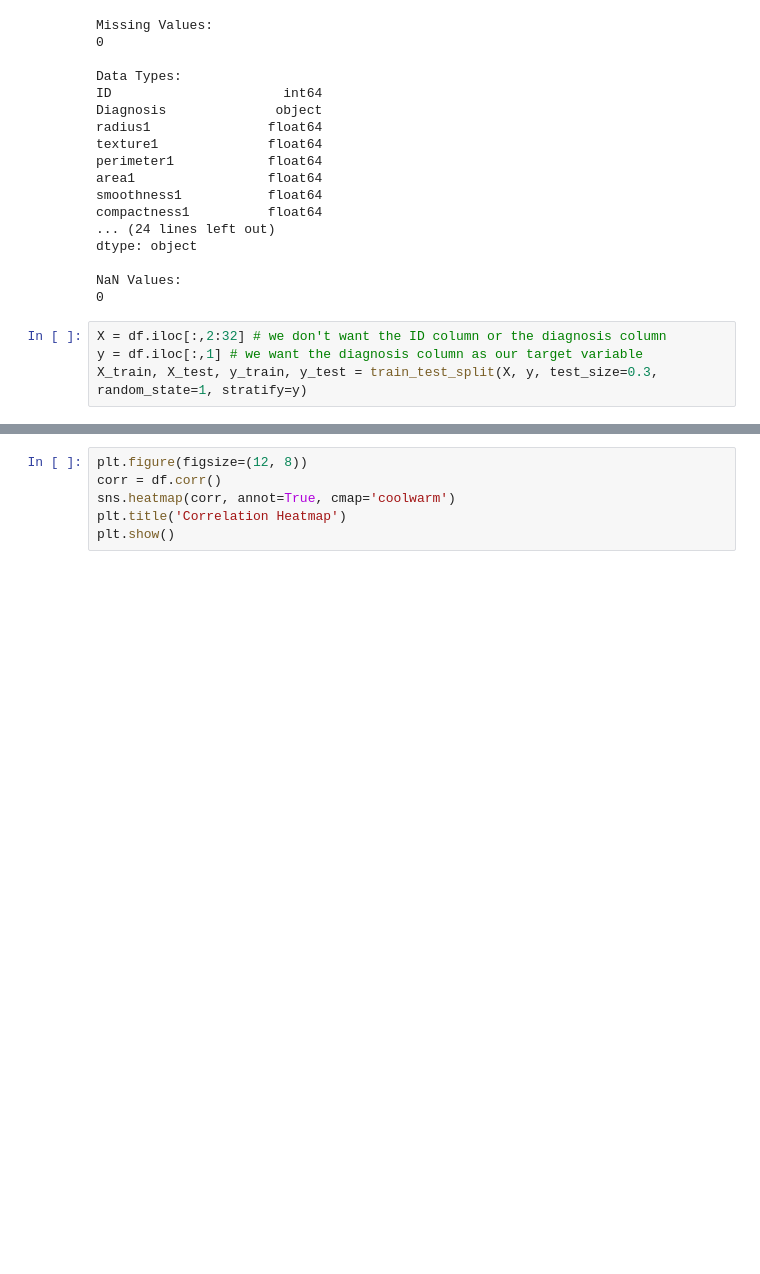
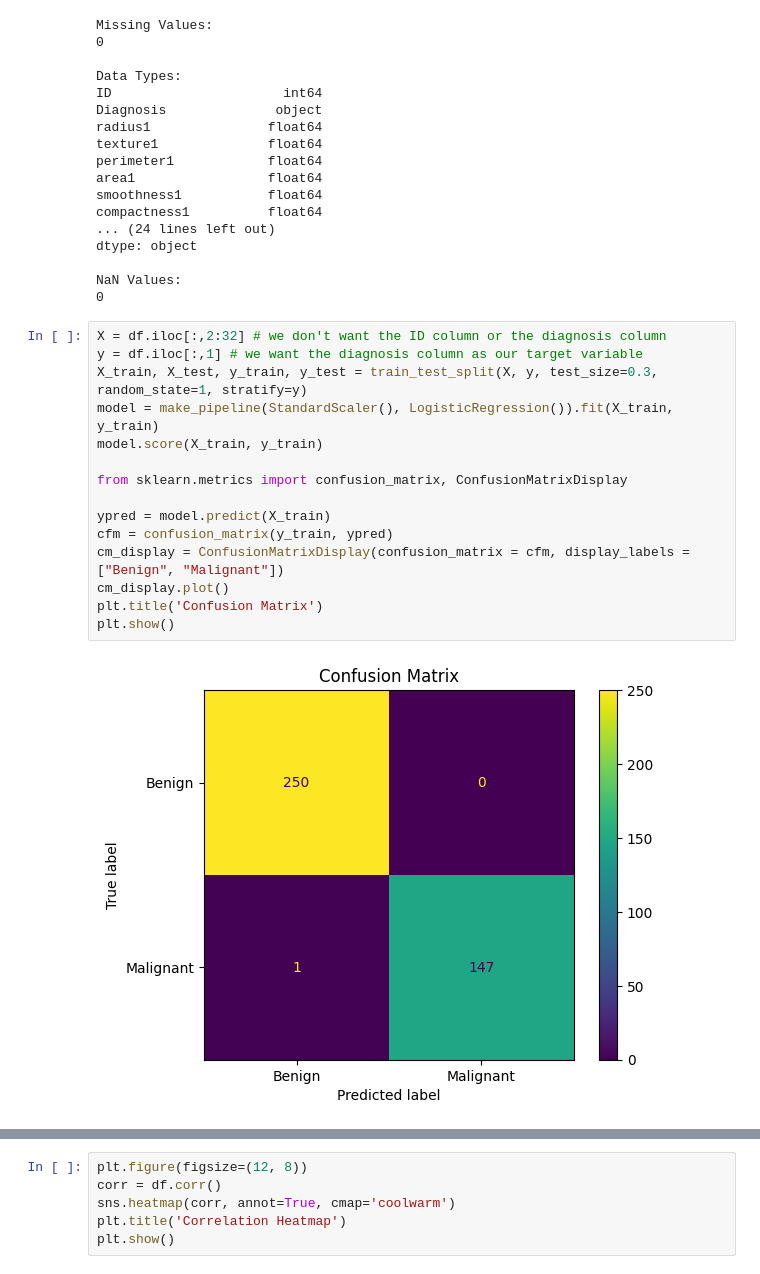
Before and after one commit to GeyzsoN/AI221, a Jupyter notebook: _gk_outputs/MEX 1/homena_mex1_test.ipynb, the cells around one changed output, grey strips where cells are left out. Saved outputs shown, nothing was run; the diff lists cells and outputs as text; blank space fills up the shorter version.

```diff
--- a/_gk_outputs/MEX 1/homena_mex1_test.ipynb
+++ b/_gk_outputs/MEX 1/homena_mex1_test.ipynb
@@ -143,4 +143,17 @@ NaN Values:
 # %%
 X = df.iloc[:,2:32] # we don't want the ID column or the diagnosis column
 y = df.iloc[:,1] # we want the diagnosis column as our target variable
 X_train, X_test, y_train, y_test = train_test_split(X, y, test_size=0.3, random_state=1, stratify=y)
+model = make_pipeline(StandardScaler(), LogisticRegression()).fit(X_train, y_train)
+model.score(X_train, y_train)
+
+from sklearn.metrics import confusion_matrix, ConfusionMatrixDisplay
+
+ypred = model.predict(X_train)
+cfm = confusion_matrix(y_train, ypred)
+cm_display = ConfusionMatrixDisplay(confusion_matrix = cfm, display_labels = ["Benign", "Malignant"])
+cm_display.plot()
+plt.title('Confusion Matrix')
+plt.show()
+# %% [output]
+[figure, added]
```
Also changed, not shown: parts of 4 cells of this notebook, 1 other file.
